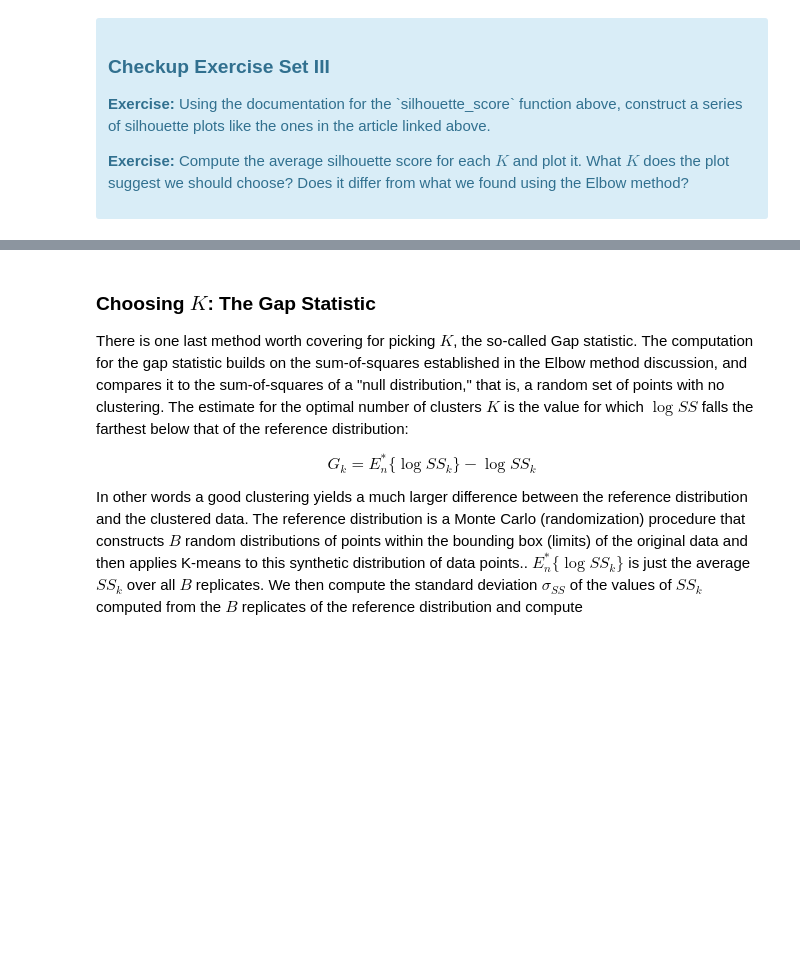
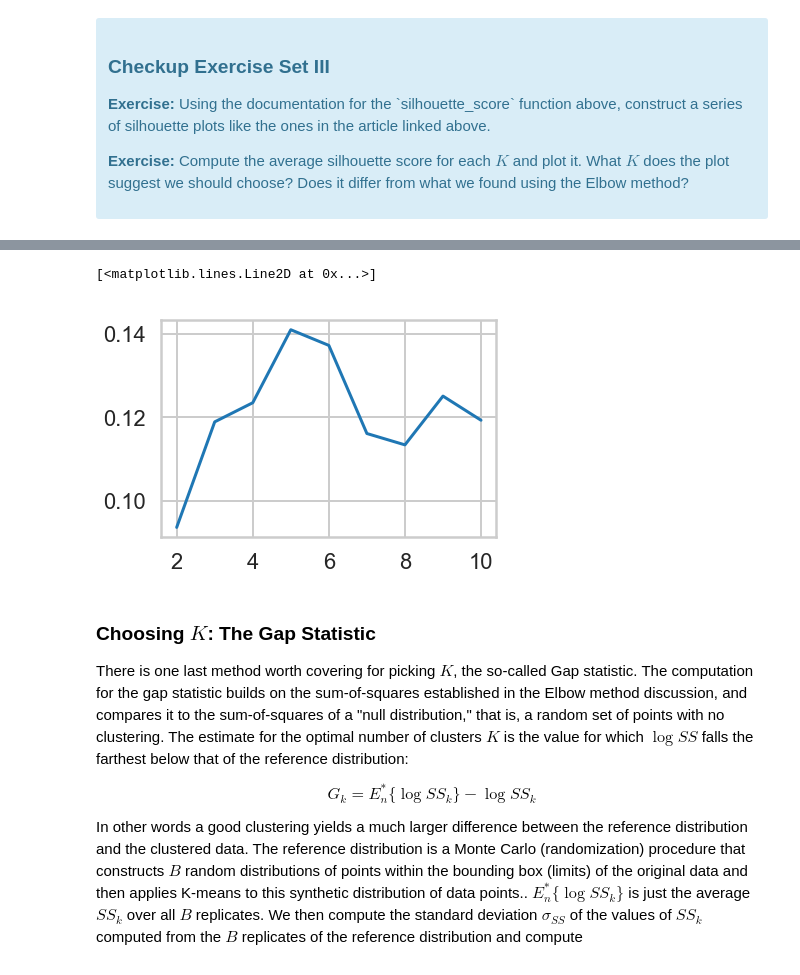
Before and after one commit to fsafe/aic-projects-public, a Jupyter notebook: unit-8-clustering/Mini_Project_Clustering.ipynb, the cells around one changed output, grey strips where cells are left out. Saved outputs shown, nothing was run; the diff lists cells and outputs as text; code cells hidden in the pictures; blank space fills up the shorter version.

```diff
--- a/unit-8-clustering/Mini_Project_Clustering.ipynb
+++ b/unit-8-clustering/Mini_Project_Clustering.ipynb
@@ -195,6 +195,7 @@ from sklearn.metrics import silhouette_samples, silhouette_score
 import matplotlib.cm as cm
 
 range_n_clusters = np.arange(2,11)
+silhouette_avg = []
 
 for n_clusters in range_n_clusters:
 
@@ -219,9 +220,9 @@ for n_clusters in range_n_clusters:
     # The silhouette_score gives the average value for all the samples.
     # This gives a perspective into the density and separation of the formed
     # clusters
-    silhouette_avg = silhouette_score(x_cols, cluster_labels)
+    silhouette_avg.append(silhouette_score(x_cols, cluster_labels))
     print("For n_clusters =", n_clusters,
-          "The average silhouette_score is :", silhouette_avg)
+          "The average silhouette_score is :", silhouette_avg[n_clusters-2])
 
     # Compute the silhouette scores for each sample
     sample_silhouette_values = silhouette_samples(x_cols, cluster_labels)
@@ -254,14 +255,14 @@ for n_clusters in range_n_clusters:
     ax1.set_ylabel("Cluster label")
 
     # The vertical line for average silhouette score of all the values
-    ax1.axvline(x=silhouette_avg, color="red", linestyle="--")
+    ax1.axvline(x=silhouette_avg[n_clusters-2], color="red", linestyle="--")
 
     ax1.set_yticks([])  # Clear the yaxis labels / ticks
     ax1.set_xticks([-0.2, 0, 0.2, 0.4, 0.6, 0.8, 1])
 
     # 2nd Plot showing the actual clusters formed
     colors = cm.nipy_spectral(cluster_labels.astype(float) / n_clusters)
-    ax2.scatter(x_cols[:, 0], x_cols[:, 1], marker='.', s=30, lw=0, alpha=0.7,
+    ax2.scatter(x_cols[:, 0], x_cols[:, 1], marker='.', s=100, lw=0, alpha=0.7,
                 c=colors, edgecolor='k')
 
     # Labeling the clusters
@@ -303,6 +303,11 @@ For n_clusters = 10 The average silhouette_score is : 0.11928332134753233
 [figure]
 [figure]
 [figure]
+# %%
+plt.plot(np.arange(2,11),silhouette_avg)
+# %% [output]
+[<matplotlib.lines.Line2D at 0x...>]
+[figure, added]
 # %% [markdown]
 ### Choosing $K$: The Gap Statistic
 
```
Also changed, not shown: parts of 1 cell of this notebook.
